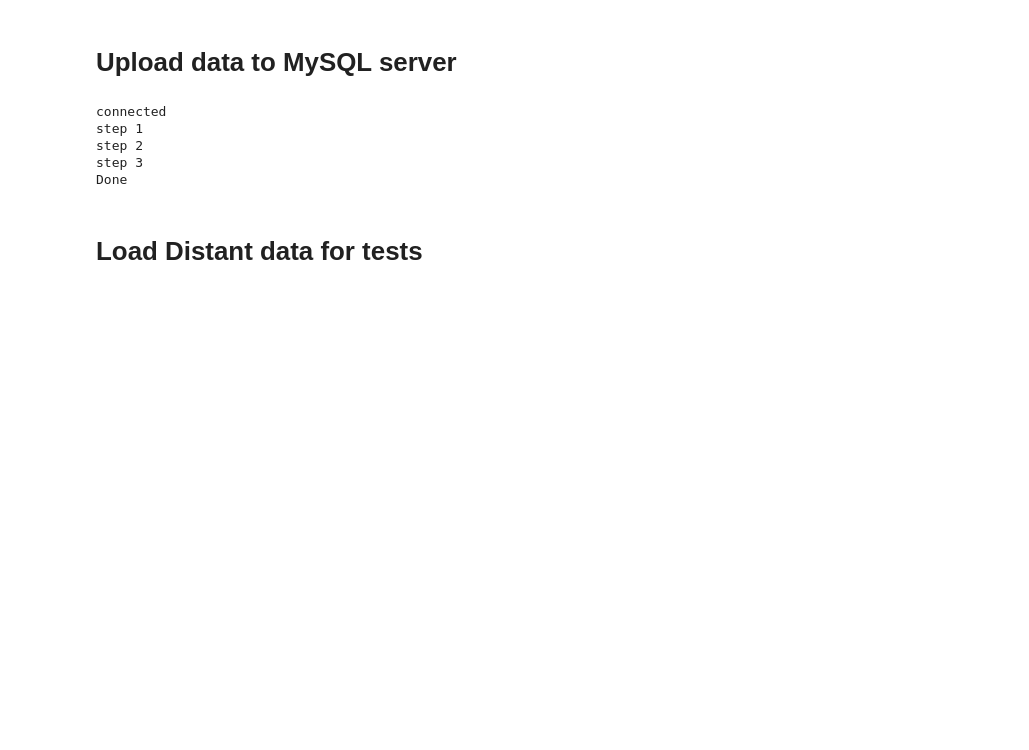
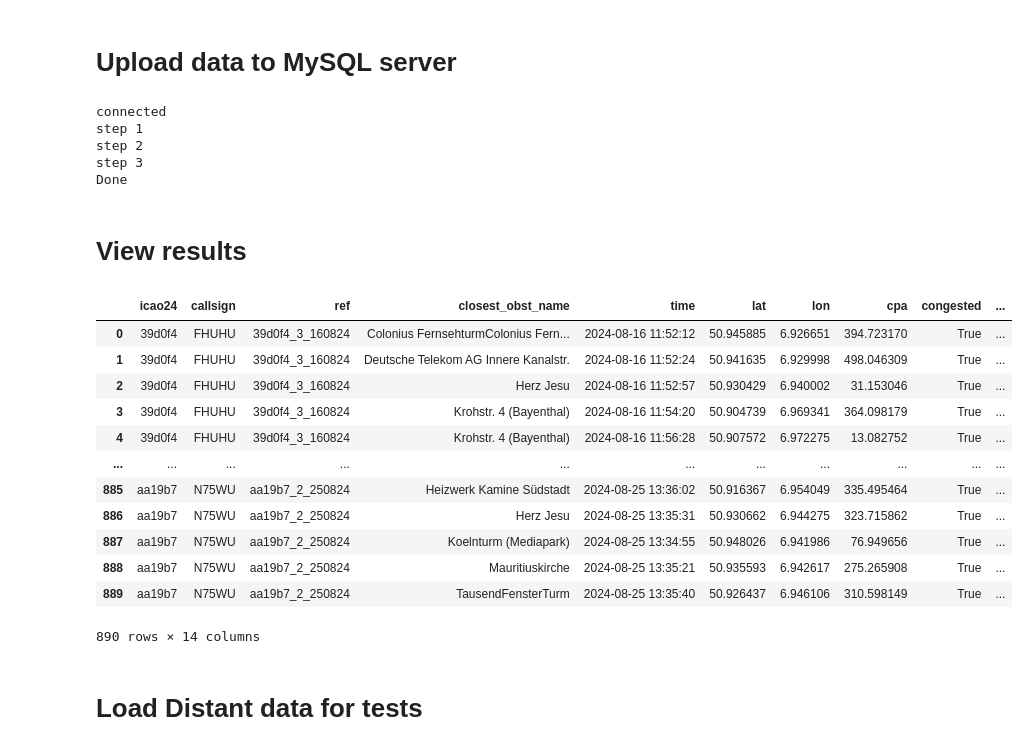
Before and after one commit to DME-3/Low-Alt-Obstacle-Check, a Jupyter notebook: OSN_to_PythonAnywhere.ipynb, the cells around one changed output. Saved outputs shown, nothing was run; the diff lists cells and outputs as text; code cells hidden in the pictures; blank space fills up the shorter version.

```diff
--- a/OSN_to_PythonAnywhere.ipynb
+++ b/OSN_to_PythonAnywhere.ipynb
@@ -630,6 +637,24 @@ step 1
 step 2
 step 3
 Done
+# %% [markdown]
+# View results
+# %%
+inf_result
+# %% [output]
+|  | icao24 | callsign | ref | closest_obst_name | time | lat | lon | cpa | congested | ... |
+| 0 | 39d0f4 | FHUHU | 39d0f4_3_160824 | Colonius FernsehturmColonius Fern... | 2024-08-16 11:52:12 | 50.945885 | 6.926651 | 394.723170 | True | ... |
+| 1 | 39d0f4 | FHUHU | 39d0f4_3_160824 | Deutsche Telekom AG Innere Kanalstr. | 2024-08-16 11:52:24 | 50.941635 | 6.929998 | 498.046309 | True | ... |
+| 2 | 39d0f4 | FHUHU | 39d0f4_3_160824 | Herz Jesu | 2024-08-16 11:52:57 | 50.930429 | 6.940002 | 31.153046 | True | ... |
+| 3 | 39d0f4 | FHUHU | 39d0f4_3_160824 | Krohstr. 4 (Bayenthal) | 2024-08-16 11:54:20 | 50.904739 | 6.969341 | 364.098179 | True | ... |
+| 4 | 39d0f4 | FHUHU | 39d0f4_3_160824 | Krohstr. 4 (Bayenthal) | 2024-08-16 11:56:28 | 50.907572 | 6.972275 | 13.082752 | True | ... |
+| ... | ... | ... | ... | ... | ... | ... | ... | ... | ... | ... |
+| 885 | aa19b7 | N75WU | aa19b7_2_250824 | Heizwerk Kamine Südstadt | 2024-08-25 13:36:02 | 50.916367 | 6.954049 | 335.495464 | True | ... |
+| 886 | aa19b7 | N75WU | aa19b7_2_250824 | Herz Jesu | 2024-08-25 13:35:31 | 50.930662 | 6.944275 | 323.715862 | True | ... |
+| 887 | aa19b7 | N75WU | aa19b7_2_250824 | Koelnturm (Mediapark) | 2024-08-25 13:34:55 | 50.948026 | 6.941986 | 76.949656 | True | ... |
+| 888 | aa19b7 | N75WU | aa19b7_2_250824 | Mauritiuskirche | 2024-08-25 13:35:21 | 50.935593 | 6.942617 | 275.265908 | True | ... |
+| 889 | aa19b7 | N75WU | aa19b7_2_250824 | TausendFensterTurm | 2024-08-25 13:35:40 | 50.926437 | 6.946106 | 310.598149 | True | ... |
+890 rows × 14 columns
 # %% [markdown]
 # Load Distant data for tests
 # %%
```
Also changed, not shown: parts of 7 cells of this notebook.
